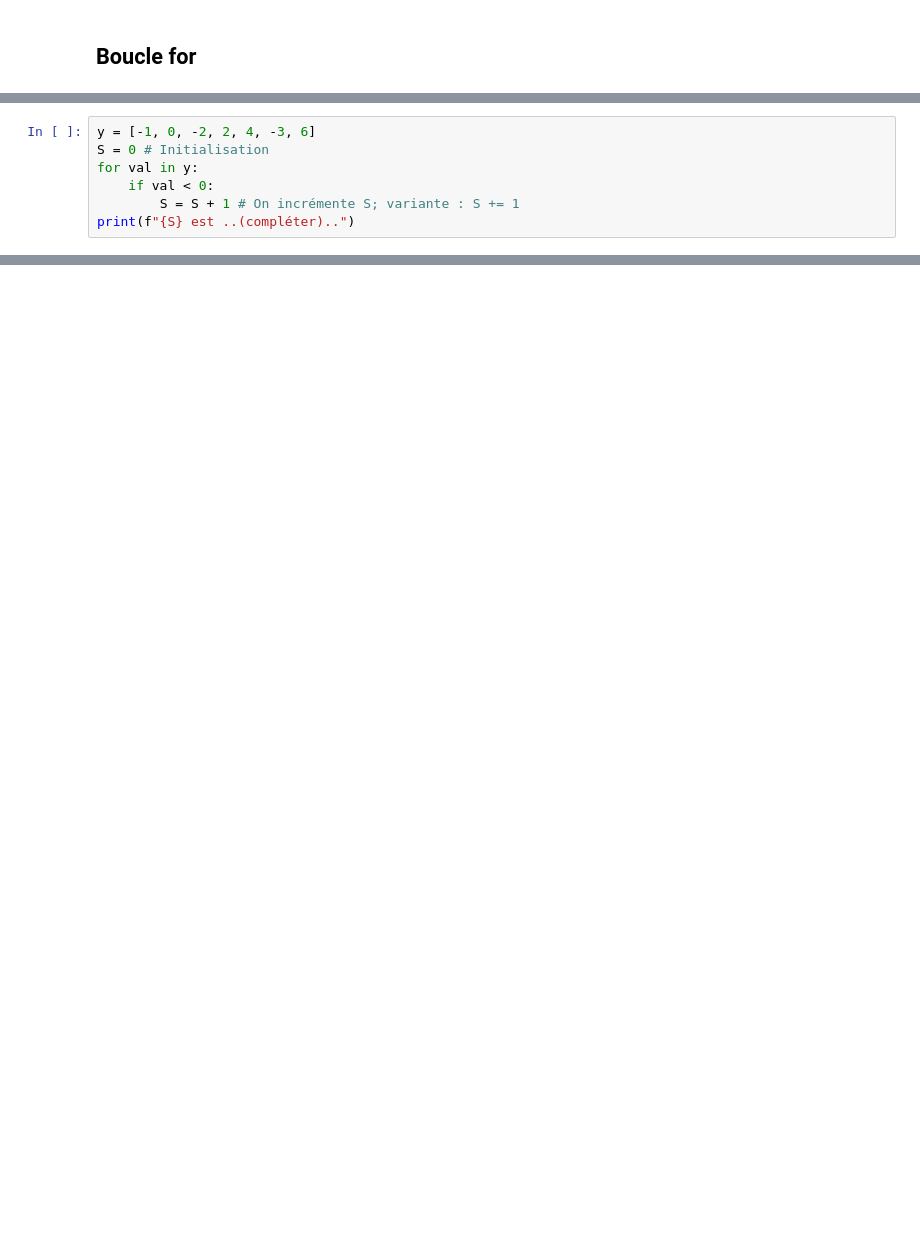
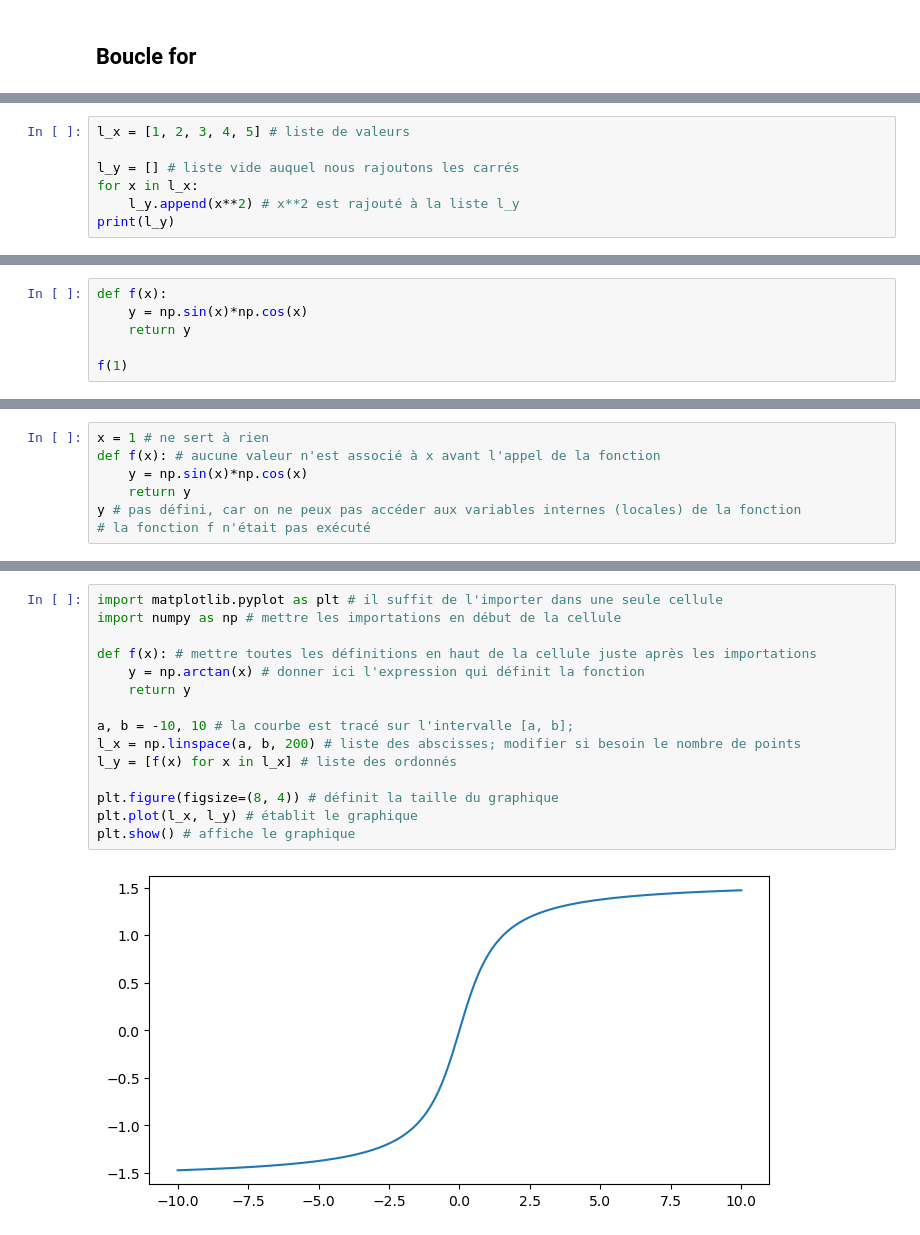
Before and after one commit to maxbauergit/SVE, a Jupyter notebook: TP2-Nom-prenom.ipynb, the cells around one changed output, grey strips where cells are left out. Cells and saved outputs as stored; diff of their text form; blank space fills up the shorter version.

Commit message:
modif

```diff
--- a/TP2-Nom-prenom.ipynb
+++ b/TP2-Nom-prenom.ipynb
@@ -398,7 +265,0 @@ print(f"{S} est ..(compléter)..")
-# %%
-y = [-1, 0, -2, 2, 4, -3, 6]
-S = 0 # Initialisation
-for val in y:
-    if val < 0:
-        S = S + 1 # On incrémente S; variante : S += 1
-print(f"{S} est ..(compléter)..")
@@ -423,0 +332,7 @@ proteine = ['C','V','A','P','G','P','M','C','A','W','C','D','S','T','A','C']
+# %%
+l_x = [1, 2, 3, 4, 5] # liste de valeurs
+
+l_y = [] # liste vide auquel nous rajoutons les carrés
+for x in l_x:
+    l_y.append(x**2) # x**2 est rajouté à la liste l_y
+print(l_y)
@@ -423,0 +376,6 @@ proteine = ['C','V','A','P','G','P','M','C','A','W','C','D','S','T','A','C']
+# %%
+def f(x):
+    y = np.sin(x)*np.cos(x)
+    return y
+
+f(1)
@@ -423,0 +391,7 @@ proteine = ['C','V','A','P','G','P','M','C','A','W','C','D','S','T','A','C']
+# %%
+x = 1 # ne sert à rien
+def f(x): # aucune valeur n'est associé à x avant l'appel de la fonction
+    y = np.sin(x)*np.cos(x)
+    return y
+y # pas défini, car on ne peux pas accéder aux variables internes (locales) de la fonction
+# la fonction f n'était pas exécuté
@@ -423,0 +404,17 @@ proteine = ['C','V','A','P','G','P','M','C','A','W','C','D','S','T','A','C']
+# %%
+import matplotlib.pyplot as plt # il suffit de l'importer dans une seule cellule
+import numpy as np # mettre les importations en début de la cellule
+
+def f(x): # mettre toutes les définitions en haut de la cellule juste après les importations
+    y = np.arctan(x) # donner ici l'expression qui définit la fonction
+    return y
+
+a, b = -10, 10 # la courbe est tracé sur l'intervalle [a, b];
+l_x = np.linspace(a, b, 200) # liste des abscisses; modifier si besoin le nombre de points
+l_y = [f(x) for x in l_x] # liste des ordonnés
+
+plt.figure(figsize=(8, 4)) # définit la taille du graphique
+plt.plot(l_x, l_y) # établit le graphique
+plt.show() # affiche le graphique
+# %% [output]
+[figure, added]
```
Also changed, not shown: parts of 135 cells of this notebook, 1 other file.
